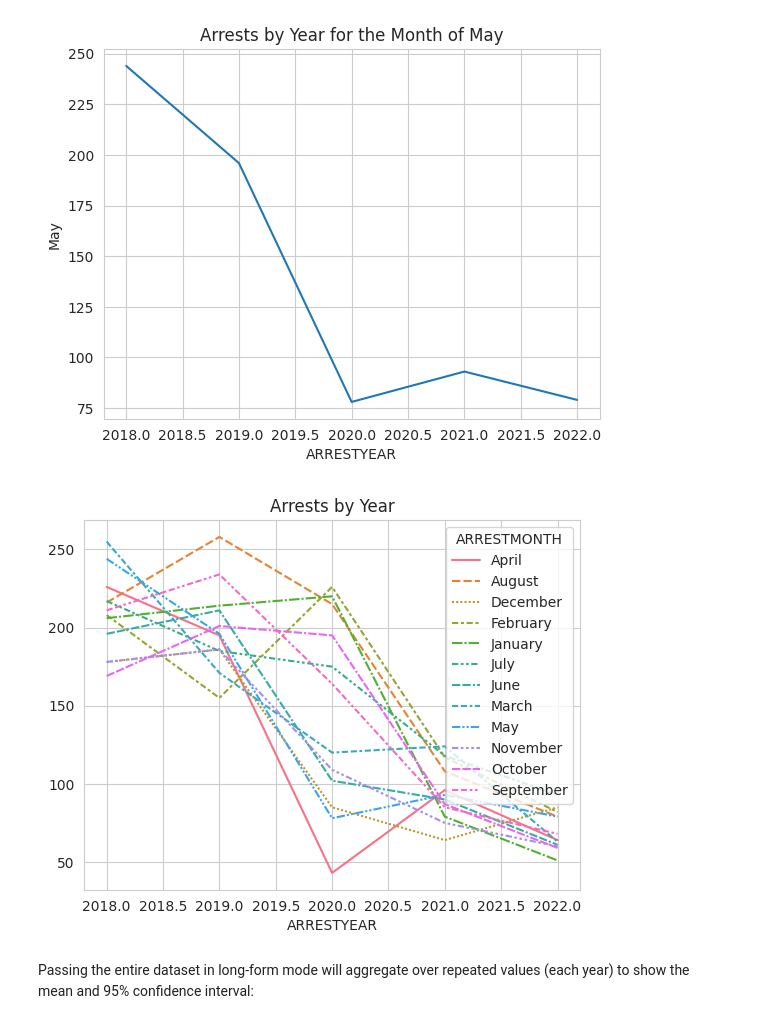
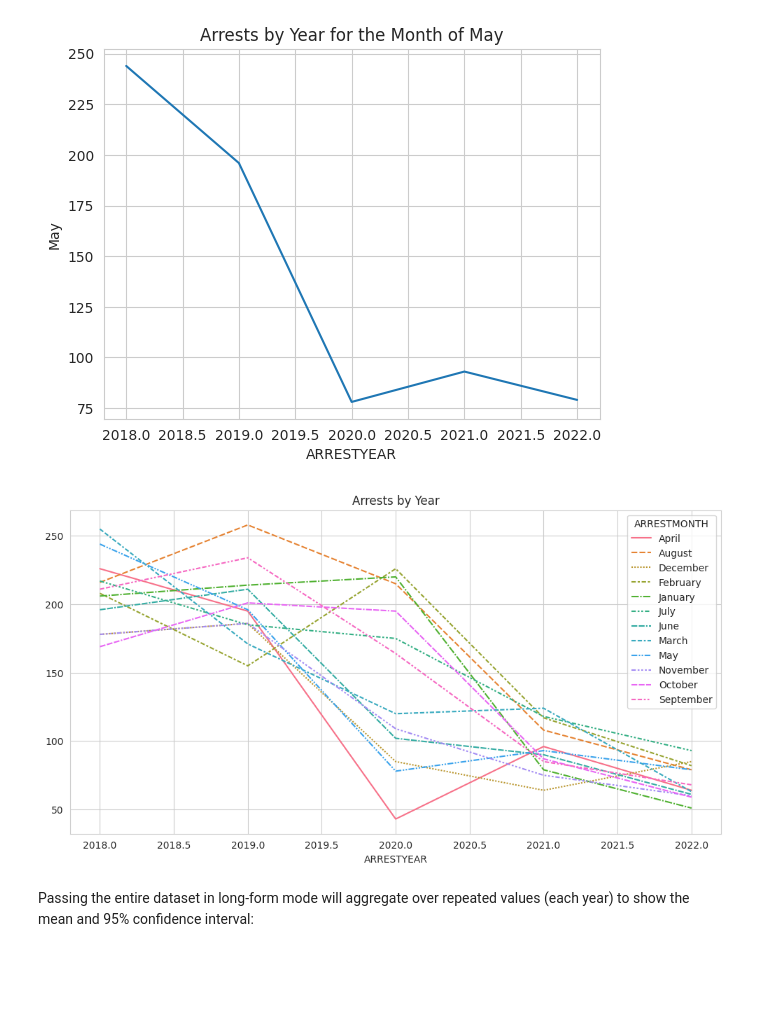
Before and after one commit to trailmarkerlib/policeProjectPythonWorkshop, a Jupyter notebook: python_workshop_2024_02_05.ipynb, the cells around one changed output. Cells and saved outputs as stored; diff of their text form; code cells hidden in the pictures; blank space fills up the shorter version.

```diff
--- a/python_workshop_2024_02_05.ipynb
+++ b/python_workshop_2024_02_05.ipynb
@@ -216,11 +216,12 @@ plt.show()
 [figure]
 # %%
 sns.set_style("whitegrid")
+plt.figure(figsize=(12,6))
 sns.lineplot(data=arrests_wide)
 plt.title('Arrests by Year')
 plt.show()
 # %% [output]
-[figure, old version]
+[figure, new version]
 # %% [markdown]
 Passing the entire dataset in long-form mode will aggregate over repeated values (each year) to show the mean and 95% confidence interval:
 # %%
```
Also changed, not shown: parts of 2 cells of this notebook.
